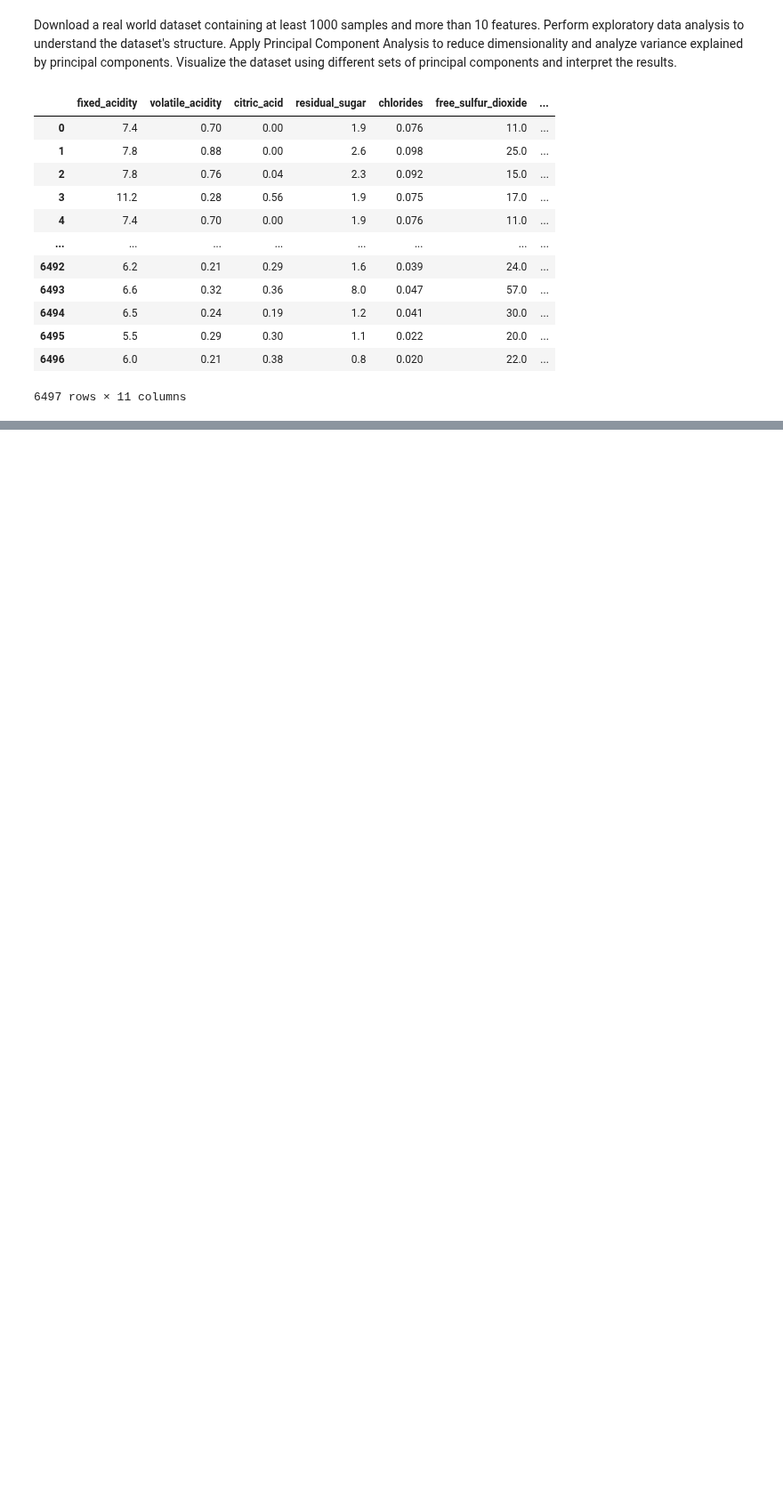
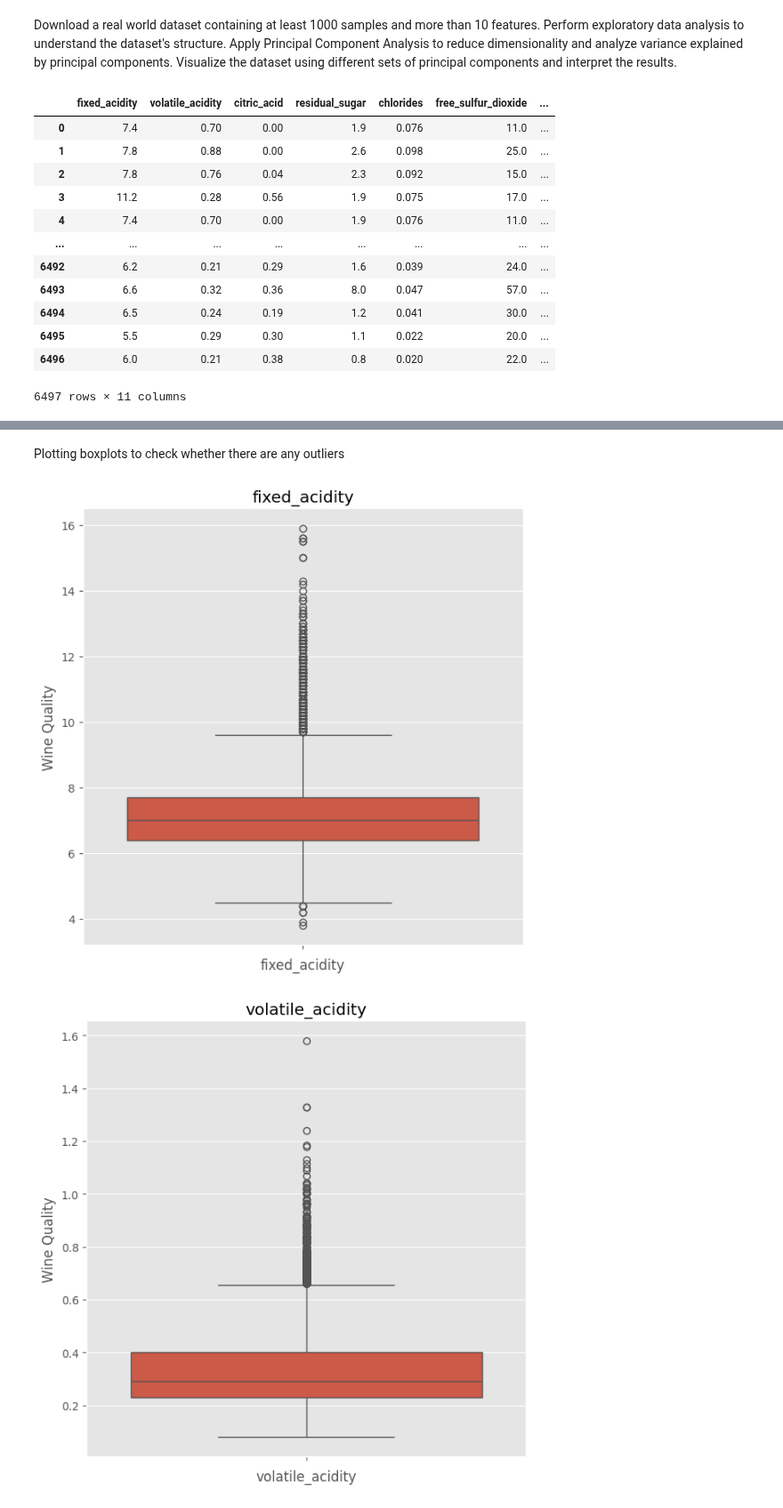
Before and after one commit to Hr15h1/AI_semII, a Jupyter notebook: program9.ipynb, the cells around one changed output, grey strips where cells are left out. Shown at 89% size. Saved outputs shown, nothing was run; the diff lists cells and outputs as text; code cells hidden in the pictures; blank space fills up the shorter version.

```diff
--- a/program9.ipynb
+++ b/program9.ipynb
@@ -29,0 +66,12 @@ wq_X
+# %% [markdown]
+Plotting boxplots to check whether there are any outliers
+# %%
+for column in wq_X.columns:
+    plt.figure(figsize = (7,7))
+    plt.title(column)
+    sns.boxplot(wq_X[column])
+    plt.ylabel('Wine Quality')
+    plt.xlabel(column)
+# %% [output]
+[figure, added]
+[figure, added]
```
Also changed, not shown: parts of 4 cells of this notebook.
